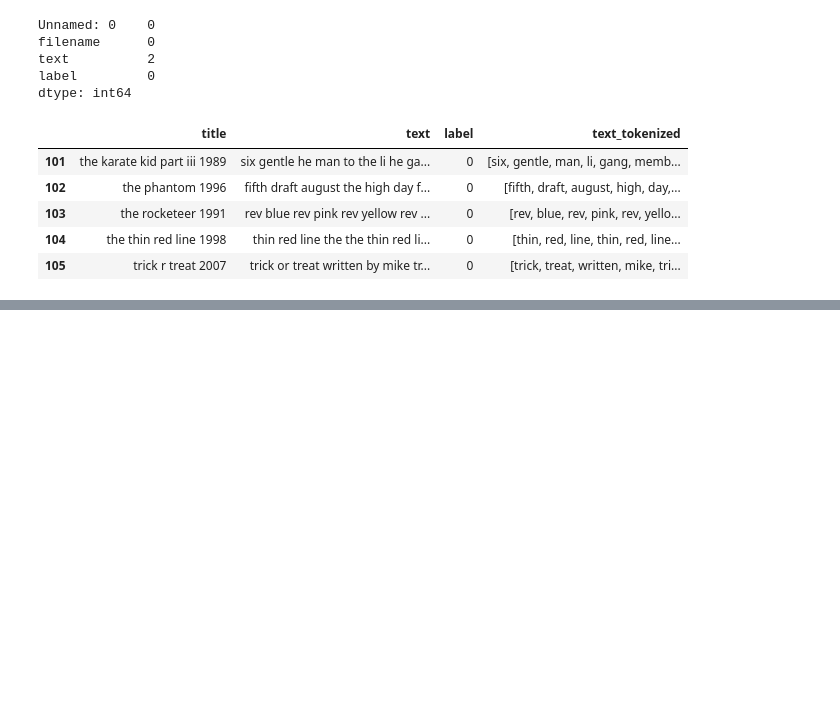
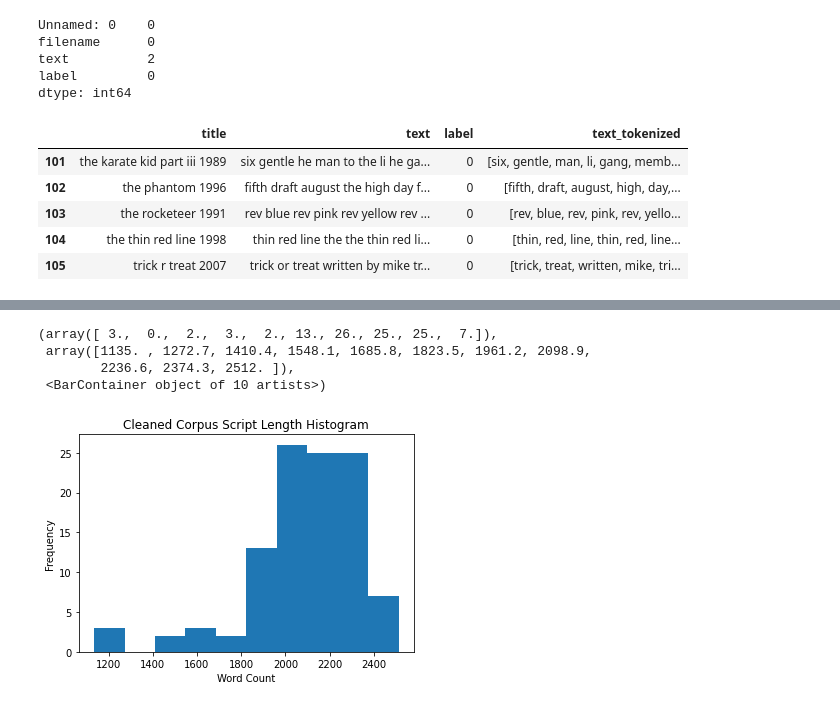
Before and after one commit to JagrajGill/ScreenplayEmotionDetection, a Jupyter notebook: A3_Jagraj_Gill.ipynb, the cells around one changed output, grey strips where cells are left out. Cells and saved outputs as stored; diff of their text form; code cells hidden in the pictures; blank space fills up the shorter version.

```diff
--- a/A3_Jagraj_Gill.ipynb
+++ b/A3_Jagraj_Gill.ipynb
@@ -607,2 +595,20 @@ response_df_merged
 # %%
 # exploratory data analysis
+
+df_eda= pd.read_excel('text_data_cleaned.xlsx').astype(str)
+df_oscar = df_eda[df_eda['label']=='1']
+df_unremark =df_eda[df_eda['label']=='0']
+# %%
+# histogram of length of documents
+df_freq=df_eda
+df_eda['totalwords'] = df_eda['text'].str.split().str.len()
+plt.title("Cleaned Corpus Script Length Histogram")
+plt.ylabel("Frequency")
+plt.xlabel("Word Count")
+plt.hist(df_eda['totalwords'])
+# %% [output]
+(array([ 3.,  0.,  2.,  3.,  2., 13., 26., 25., 25.,  7.]),
+ array([1135. , 1272.7, 1410.4, 1548.1, 1685.8, 1823.5, 1961.2, 2098.9,
+        2236.6, 2374.3, 2512. ]),
+ <BarContainer object of 10 artists>)
+[figure, added]
```
Also changed, not shown: parts of 20 cells of this notebook, 3 other files.
